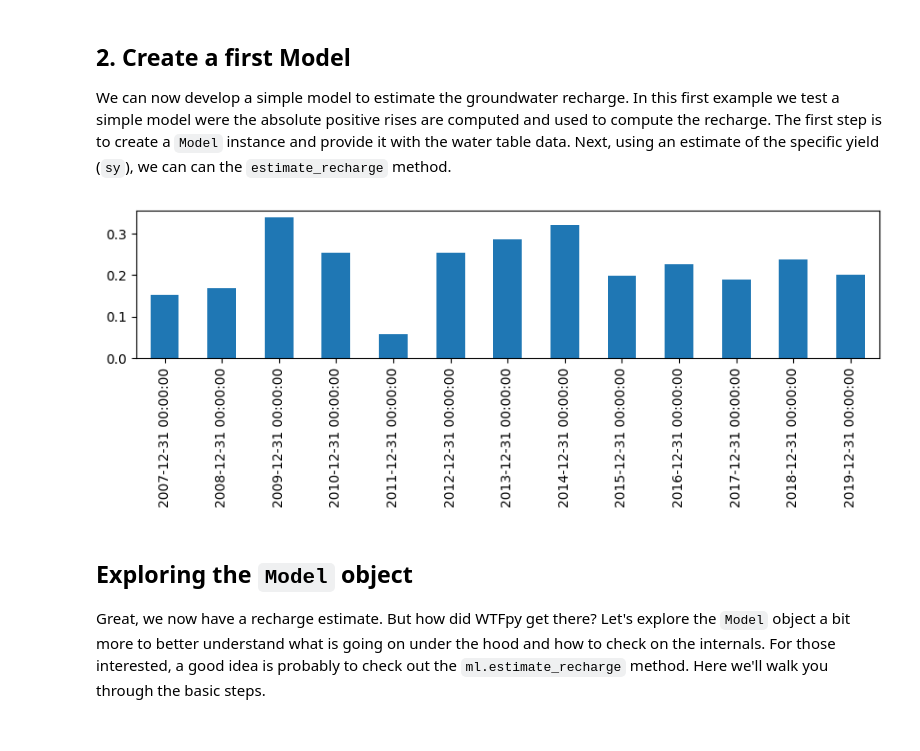
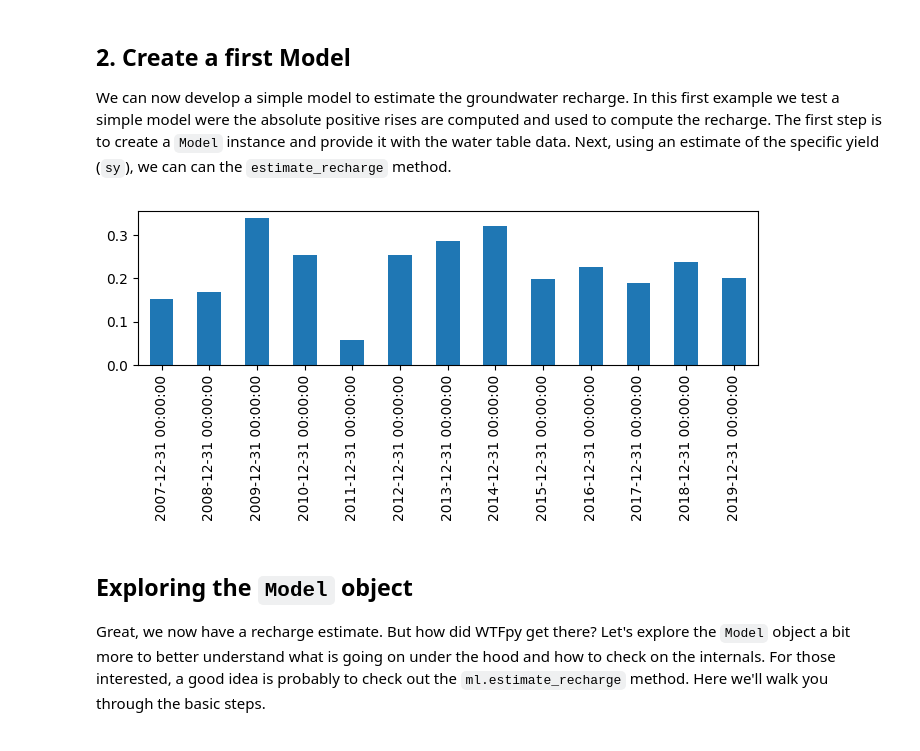
Before and after one commit to raoulcollenteur/gwtf, a Jupyter notebook: examples/example_01.ipynb, the cells around one changed output. Cells and saved outputs as stored; diff of their text form; code cells hidden in the pictures.

```diff
--- a/examples/example_01.ipynb
+++ b/examples/example_01.ipynb
@@ -52,15 +53,15 @@ We can now develop a simple model to estimate the groundwater recharge. In this
 # %%
 ml1 = wtf.Model(wt, name="Wagna")
 
 sy = 0.144  # Specific yield estimate
 
 # Estimate the groundwater recharge
 r1 = ml1.estimate_recharge(rise_rule="rises", sy=sy)
 
 # Plot the results as annual sums
-r1.resample("YE").sum().plot(kind="bar", figsize=(10, 2));
+r1.resample("YE").sum().plot(kind="bar", figsize=(8, 2));
 # %% [output]
-[figure, old version]
+[figure, new version]
 # %% [markdown]
 ## Exploring the `Model` object
 
```
Also changed, not shown: parts of 10 cells of this notebook, 3 other files.
